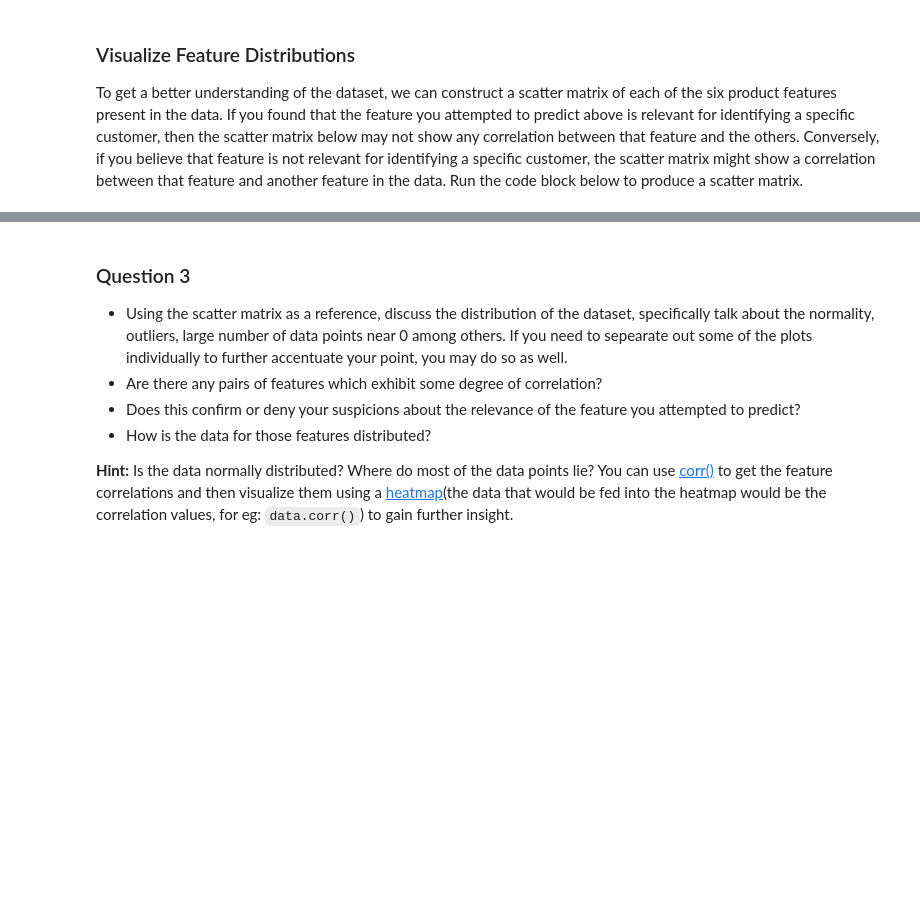
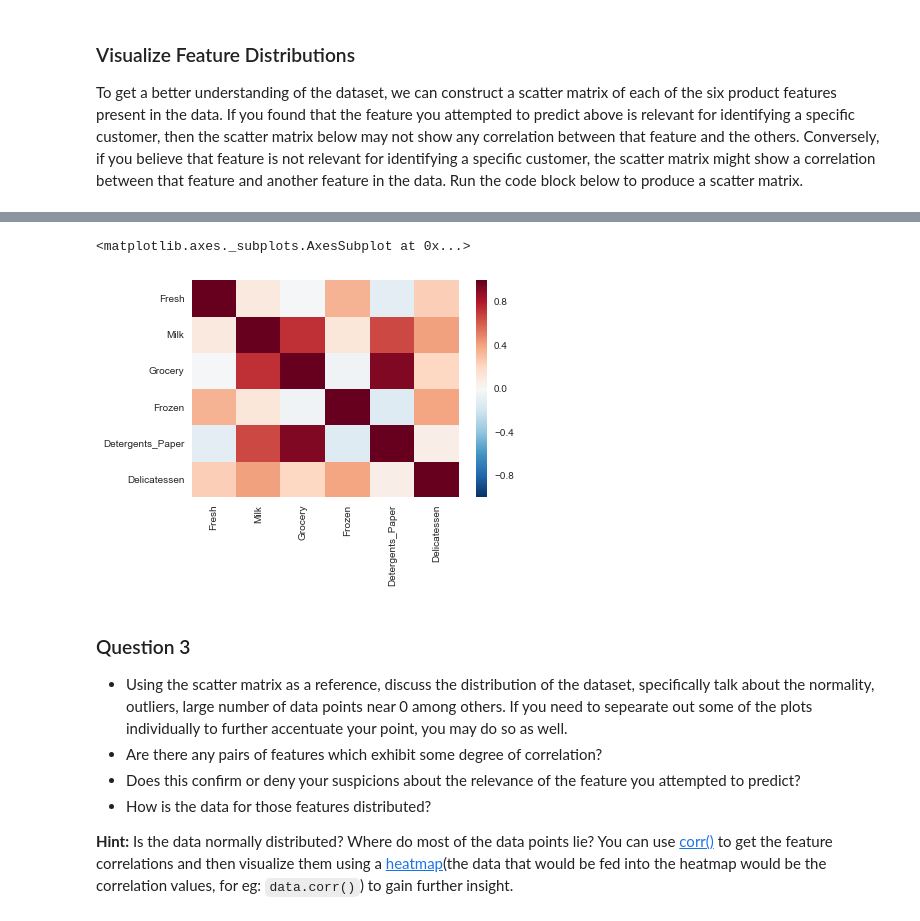
Before and after one commit to vedmitra/machine-learning_u, a Jupyter notebook: customer_segments/customer_segments.ipynb, the cells around one changed output, grey strips where cells are left out. Drawn from its saved outputs; the diff is of its cells as text; code cells hidden in the pictures; blank space fills up the shorter version.

```diff
--- a/customer_segments/customer_segments.ipynb
+++ b/customer_segments/customer_segments.ipynb
@@ -134,3 +185,9 @@ pd.scatter_matrix(data, alpha = 0.3, figsize = (14,8), diagonal = 'kde');
+# %%
+import seaborn as sns;
+sns.heatmap(data.corr())
+# %% [output]
+<matplotlib.axes._subplots.AxesSubplot at 0x...>
+[figure, added]
 # %% [markdown]
 ### Question 3
 * Using the scatter matrix as a reference, discuss the distribution of the dataset, specifically talk about the normality, outliers, large number of data points near 0 among others. If you need to sepearate out some of the plots individually to further accentuate your point, you may do so as well.
```
Also changed, not shown: parts of 25 cells of this notebook.
